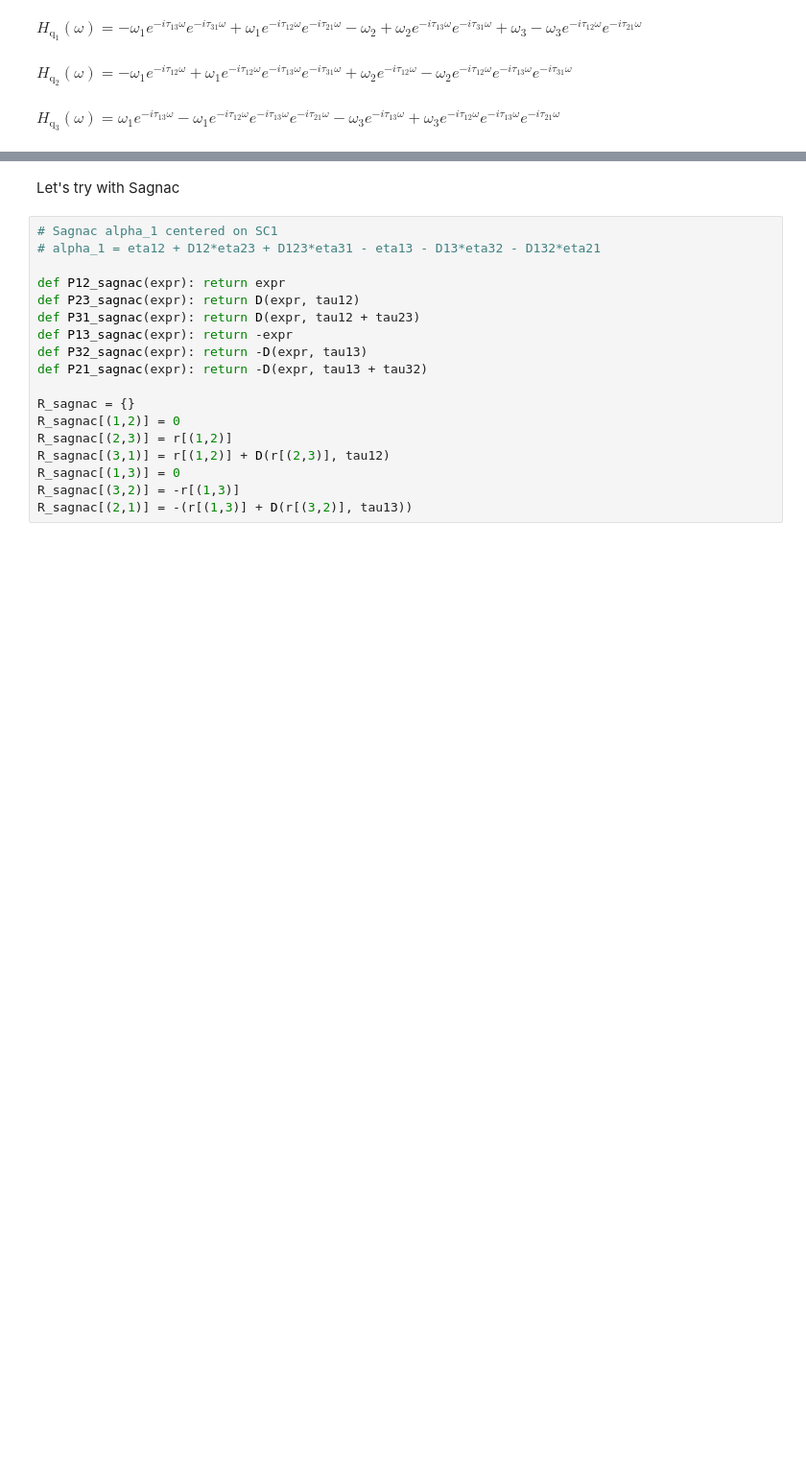
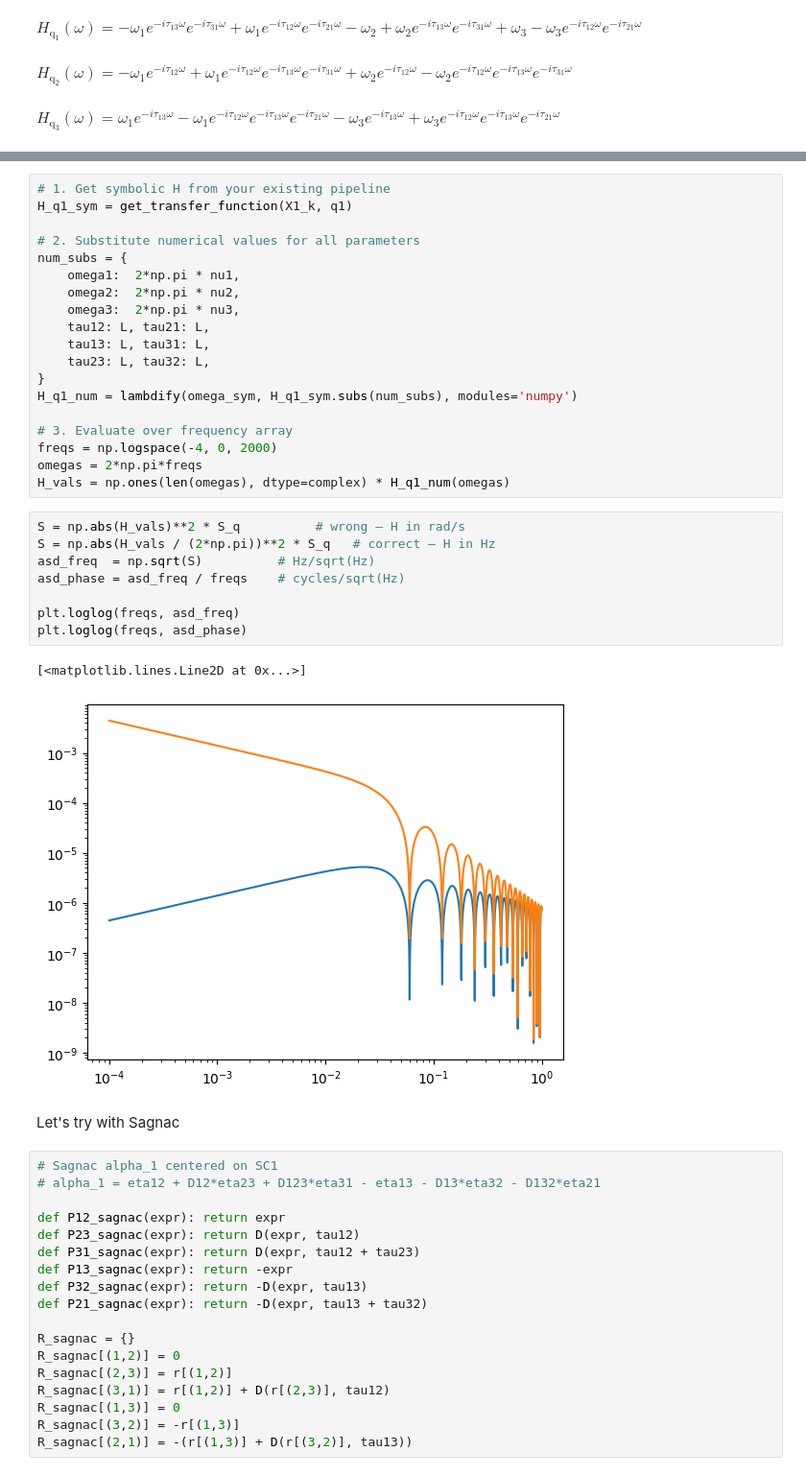
Before and after one commit to karinkruuse/VSC-random, a Jupyter notebook: miniLISA timining jitters/modelling.ipynb, the cells around one changed output, grey strips where cells are left out. Shown at 96% size. Drawn from its saved outputs; the diff is of its cells as text; blank space fills up the shorter version.

```diff
--- a/miniLISA timining jitters/modelling.ipynb
+++ b/miniLISA timining jitters/modelling.ipynb
@@ -544,3 +568,33 @@ Done.
+# %%
+# 1. Get symbolic H from your existing pipeline
+H_q1_sym = get_transfer_function(X1_k, q1)
+
+# 2. Substitute numerical values for all parameters
+num_subs = {
+    omega1:  2*np.pi * nu1,
+    omega2:  2*np.pi * nu2,
+    omega3:  2*np.pi * nu3,
+    tau12: L, tau21: L,
+    tau13: L, tau31: L,
+    tau23: L, tau32: L,
+}
+H_q1_num = lambdify(omega_sym, H_q1_sym.subs(num_subs), modules='numpy')
+
+# 3. Evaluate over frequency array
+freqs = np.logspace(-4, 0, 2000)
+omegas = 2*np.pi*freqs
+H_vals = np.ones(len(omegas), dtype=complex) * H_q1_num(omegas)
+# %%
+S = np.abs(H_vals)**2 * S_q          # wrong — H in rad/s
+S = np.abs(H_vals / (2*np.pi))**2 * S_q   # correct — H in Hz
+asd_freq  = np.sqrt(S)          # Hz/sqrt(Hz)
+asd_phase = asd_freq / freqs    # cycles/sqrt(Hz)
+
+plt.loglog(freqs, asd_freq)
+plt.loglog(freqs, asd_phase)
+# %% [output]
+[<matplotlib.lines.Line2D at 0x...>]
+[figure, added]
 # %% [markdown]
 Let's try with Sagnac
 # %%
```
Also changed, not shown: parts of 5 cells of this notebook, 1 other file.
